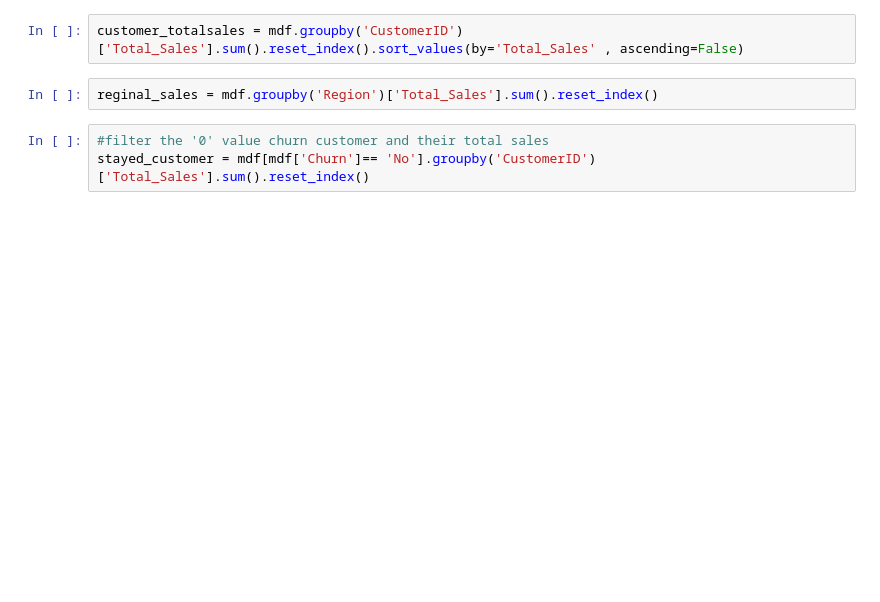
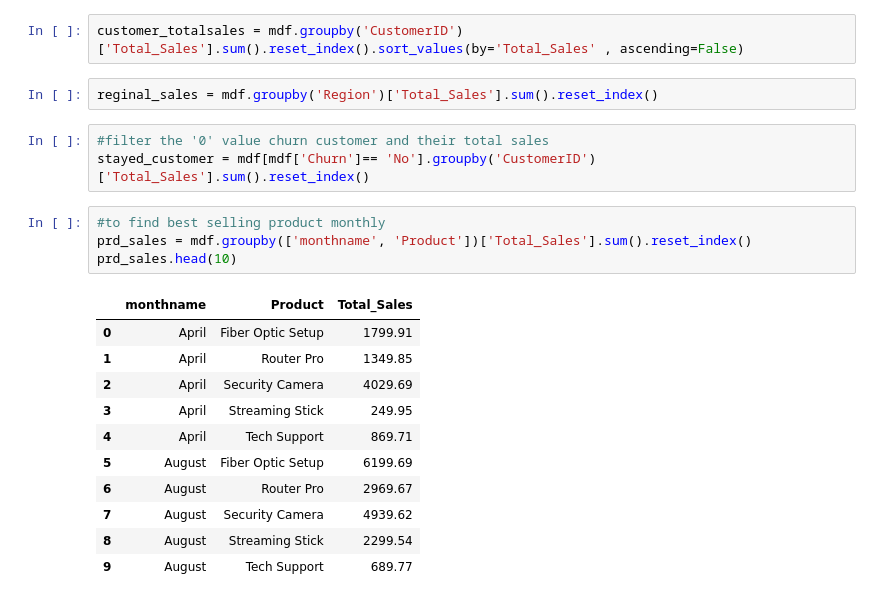
Before and after one commit to Mohith-151/week5-project, a Jupyter notebook: customer_analysis.ipynb, the cells around one changed output. Saved outputs shown, nothing was run; the diff lists cells and outputs as text; blank space fills up the shorter version.

```diff
--- a/customer_analysis.ipynb
+++ b/customer_analysis.ipynb
@@ -101,3 +101,19 @@ reginal_sales = mdf.groupby('Region')['Total_Sales'].sum().reset_index()
 # %%
 #filter the '0' value churn customer and their total sales
 stayed_customer = mdf[mdf['Churn']== 'No'].groupby('CustomerID')['Total_Sales'].sum().reset_index()
+# %%
+#to find best selling product monthly
+prd_sales = mdf.groupby(['monthname', 'Product'])['Total_Sales'].sum().reset_index()
+prd_sales.head(10)
+# %% [output]
+|  | monthname | Product | Total_Sales |
+| 0 | April | Fiber Optic Setup | 1799.91 |
+| 1 | April | Router Pro | 1349.85 |
+| 2 | April | Security Camera | 4029.69 |
+| 3 | April | Streaming Stick | 249.95 |
+| 4 | April | Tech Support | 869.71 |
+| 5 | August | Fiber Optic Setup | 6199.69 |
+| 6 | August | Router Pro | 2969.67 |
+| 7 | August | Security Camera | 4939.62 |
+| 8 | August | Streaming Stick | 2299.54 |
+| 9 | August | Tech Support | 689.77 |
```
Also changed, not shown: parts of 6 cells of this notebook.
